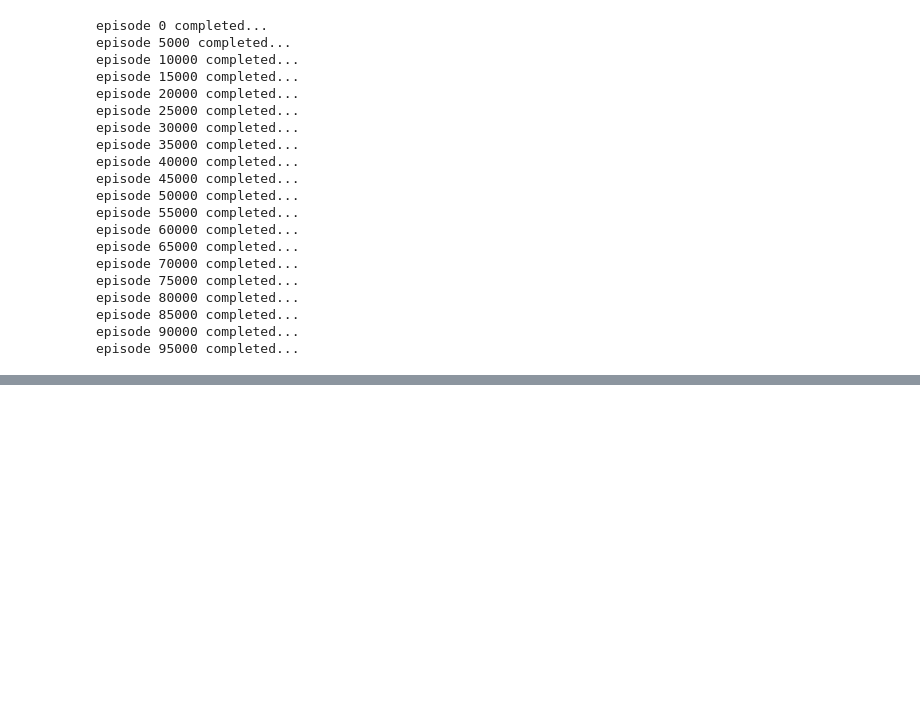
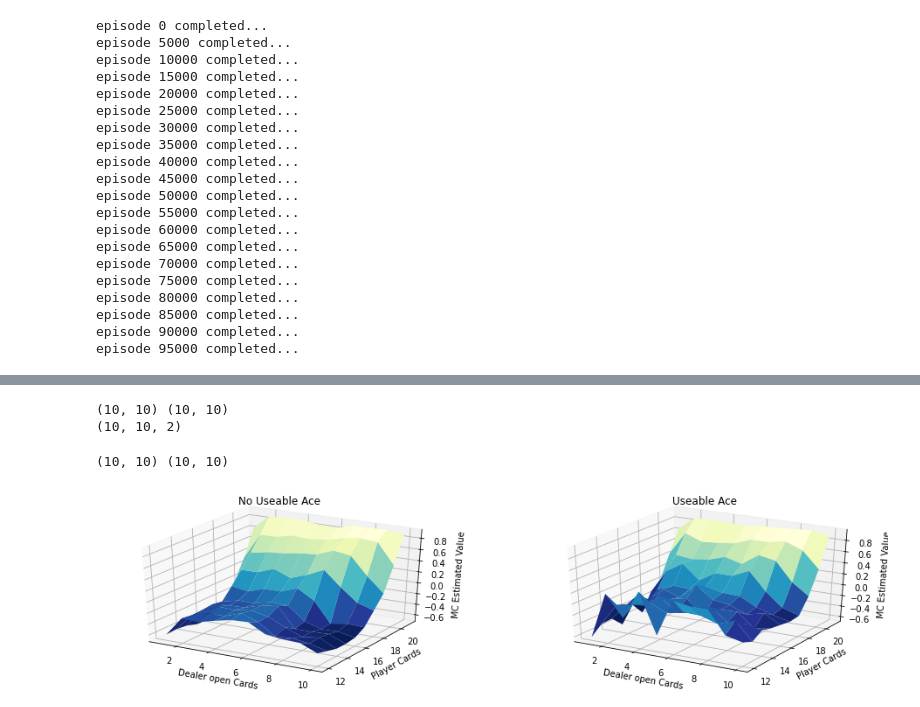
Before and after one commit to ironmanciti/RL_BASIC, a Jupyter notebook: 022_MC_blackjack_control.ipynb, the cells around one changed output, grey strips where cells are left out. Cells and saved outputs as stored; diff of their text form; code cells hidden in the pictures; blank space fills up the shorter version.

```diff
--- a/022_MC_blackjack_control.ipynb
+++ b/022_MC_blackjack_control.ipynb
@@ -28,7 +30,7 @@ GAMMA = 1  # no discount
 #Algorithm parameter: small e > 0
 e = 0.2
 
-env = gym.make("Blackjack-v1")
+env = gym.make("Blackjack-v0")
 num_actions = env.action_space.n
 # %%
 #Initialize
@@ -143,0 +151,44 @@ state (14, 8, True)의 가치 = -0.18 hit
+# %%
+V = defaultdict(float)
+for state, actions in Q.items():
+    action_value = np.max(actions)
+    V[state] = action_value
+# %%
+#시각화
+X, Y = np.meshgrid(
+    np.arange(1, 11),    # dealer가 open 한 card (1~10) - dealer open card
+    np.arange(12, 22))   # player가 가진 card 합계 (12~21) - sum_hand(player)
+print(X.shape, Y.shape)
+# print(X); print(Y)
+card_states = np.dstack([X, Y])
+print(card_states.shape)
+# print(card_states)
+# %% [output]
+(10, 10) (10, 10)
+(10, 10, 2)
+# %%
+#V[(sum_hand(player), dealer open card, usable_ace 보유)]
+no_usable_ace = np.apply_along_axis(lambda idx: V[(idx[1], idx[0], False)],  2, card_states)
+usable_ace    = np.apply_along_axis(lambda idx: V[(idx[1], idx[0], True)], 2, card_states)
+
+print(no_usable_ace.shape, usable_ace.shape)
+# %% [output]
+(10, 10) (10, 10)
+# %%
+fig, (ax0, ax1) = plt.subplots(1, 2, figsize=(16, 4), subplot_kw={'projection': '3d'})
+
+ax0.plot_surface(X, Y, no_usable_ace, cmap=plt.cm.YlGnBu_r)
+ax0.set_xlabel('Dealer open Cards')
+ax0.set_ylabel('Player Cards')
+ax0.set_zlabel('MC Estimated Value')
+ax0.set_title('No Useable Ace')
+
+ax1.plot_surface(X, Y, usable_ace, cmap=plt.cm.YlGnBu_r)
+ax1.set_xlabel('Dealer open Cards')
+ax1.set_ylabel('Player Cards')
+ax1.set_zlabel('MC Estimated Value')
+ax1.set_title('Useable Ace')
+
+plt.show()
+# %% [output]
+[figure, added]
```
Also changed, not shown: parts of 4 cells of this notebook, 5 other files.
